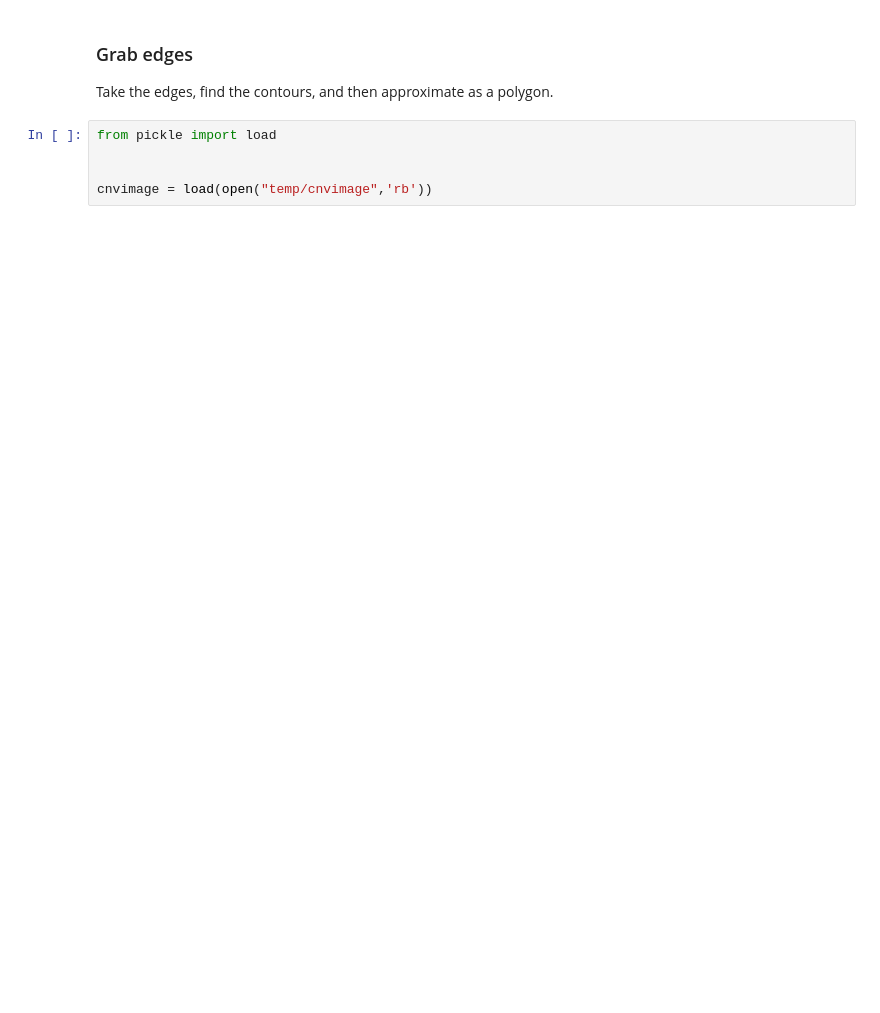
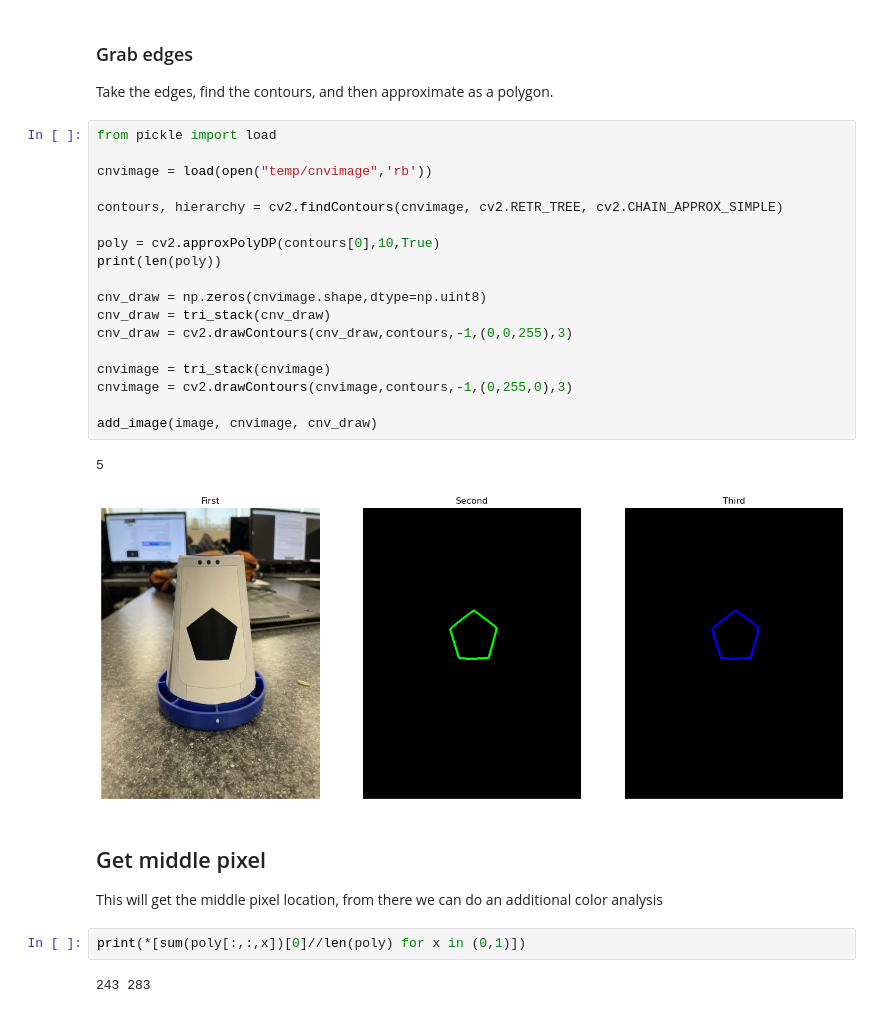
Before and after one commit to FTC-6093/Powerplay6093, a Jupyter notebook: TeamCode/src/main/java/org/firstinspires/ftc/teamcode/pythoncone/cone.ipynb, the cells around one changed output. Cells and saved outputs as stored; diff of their text form; blank space fills up the shorter version.

```diff
--- a/TeamCode/src/main/java/org/firstinspires/ftc/teamcode/pythoncone/cone.ipynb
+++ b/TeamCode/src/main/java/org/firstinspires/ftc/teamcode/pythoncone/cone.ipynb
@@ -117,8 +129,31 @@ dump(cnvimage, open("temp/cnvimage",'wb+'))
 ### Grab edges
 
 Take the edges, find the contours, and then approximate as a polygon.
-# %%
-from pickle import load
-
-
-cnvimage = load(open("temp/cnvimage",'rb'))
+# %%
+from pickle import load
+
+cnvimage = load(open("temp/cnvimage",'rb'))
+
+contours, hierarchy = cv2.findContours(cnvimage, cv2.RETR_TREE, cv2.CHAIN_APPROX_SIMPLE)
+
+poly = cv2.approxPolyDP(contours[0],10,True)
+print(len(poly))
+
+cnv_draw = np.zeros(cnvimage.shape,dtype=np.uint8)
+cnv_draw = tri_stack(cnv_draw)
+cnv_draw = cv2.drawContours(cnv_draw,contours,-1,(0,0,255),3)
+
+cnvimage = tri_stack(cnvimage)
+cnvimage = cv2.drawContours(cnvimage,contours,-1,(0,255,0),3)
+
+add_image(image, cnvimage, cnv_draw)
+# %% [output]
+5
+[figure, added]
+# %% [markdown]
+## Get middle pixel
+This will get the middle pixel location, from there we can do an additional color analysis
+# %%
+print(*[sum(poly[:,:,x])[0]//len(poly) for x in (0,1)])
+# %% [output]
+243 283
```
Also changed, not shown: parts of 3 cells of this notebook, 2 other files.
